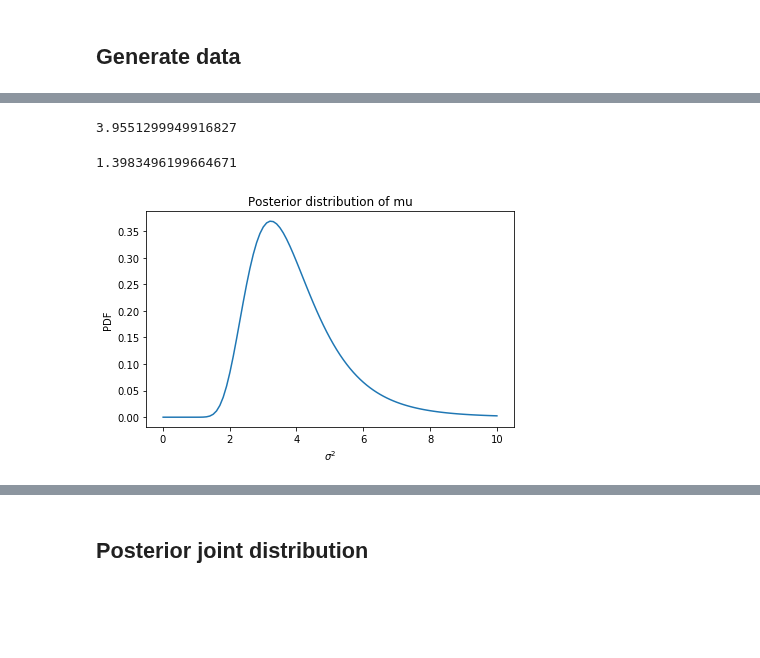
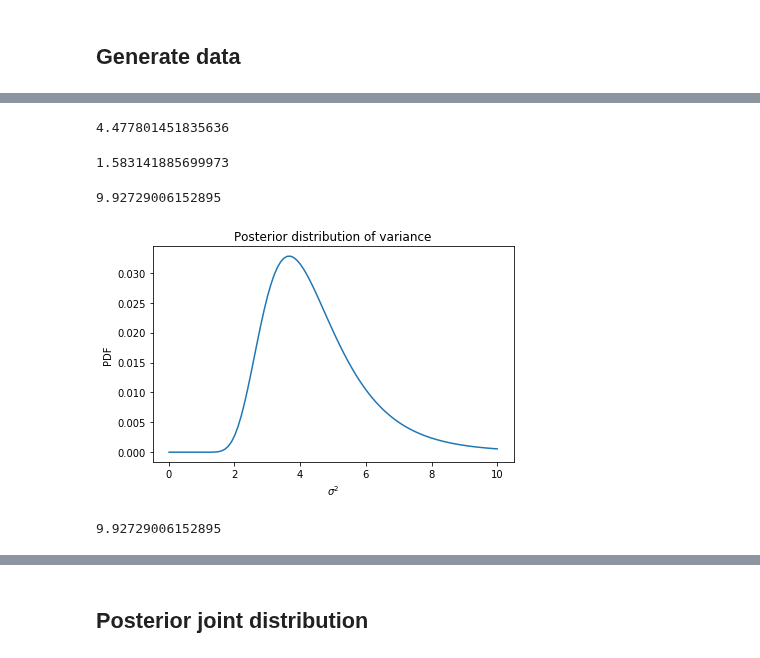
Before and after one commit to AllenDowney/ThinkBayes2, a Jupyter notebook: examples/normal.ipynb, the cells around one changed output, grey strips where cells are left out. Saved outputs shown, nothing was run; the diff lists cells and outputs as text; code cells hidden in the pictures; blank space fills up the shorter version.

Commit message:
Adding normal example

```diff
--- a/examples/normal.ipynb
+++ b/examples/normal.ipynb
@@ -75,0 +76,3 @@ params = (m0, kappa0, alpha0, beta0)
+# %%
+alpha_n = alpha0 + n/2
+alpha_n
@@ -96,2 +97,0 @@ post_params
-# %%
-m_n, kappa_n, alpha_n, beta_n = post_params
@@ -107,19 +113,28 @@ dist_sigma2 = make_invgamma(alpha_n, beta_n)
 # %%
 dist_sigma2.mean()
 # %% [output]
-3.9551299949916827
+4.477801451835636
 # %%
 dist_sigma2.std()
 # %% [output]
-1.3983496199664671
+1.583141885699973
 # %%
 sigma2s = np.linspace(0.01, 10, 101)
 ps = dist_sigma2.pdf(sigma2s)
-posterior_sigma2s = Pmf(ps, sigma2s)
+posterior_sigma2_invgammas = Pmf(ps, sigma2s)
+posterior_sigma2_invgammas.normalize()
+# %% [output]
+9.92729006152895
 # %%
-posterior_sigma2s.plot()
+posterior_sigma2_invgammas.plot()
 decorate(xlabel='$\sigma^2$',
          ylabel='PDF',
-         title='Posterior distribution of mu')
+         title='Posterior distribution of variance')
 # %% [output]
-[figure, old version]
+[figure, new version]
+# %%
+sigmas = np.sqrt(sigma2s)
+posterior_sigma_invgammas = Pmf(ps, sigmas)
+posterior_sigma_invgammas.normalize()
+# %% [output]
+9.92729006152895
```
Also changed, not shown: parts of 225 cells of this notebook.
